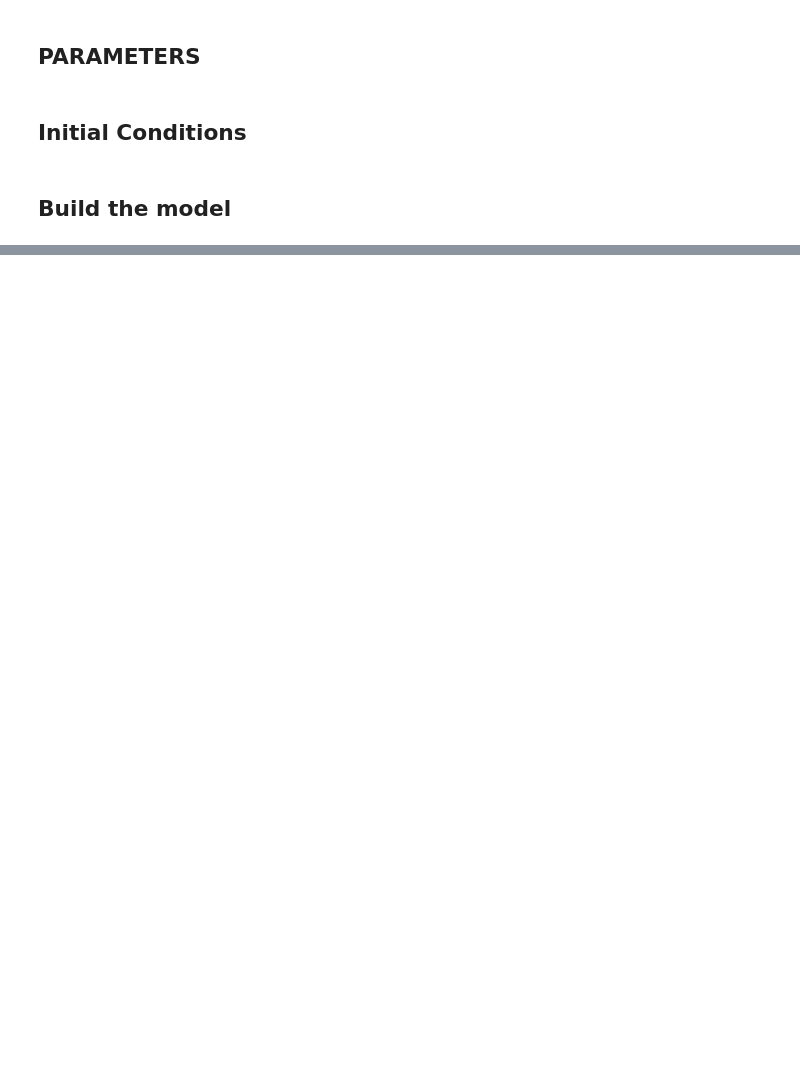
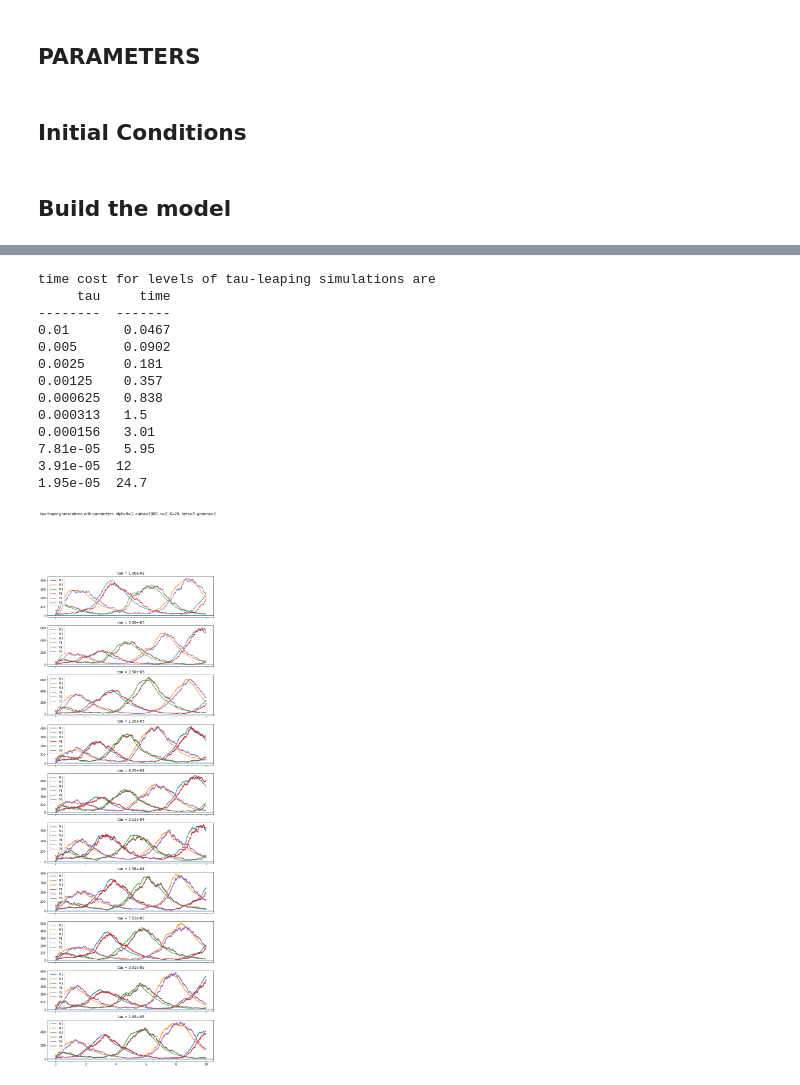
Before and after one commit to WangHaiYang874/ABC22, a Jupyter notebook: repressilator.ipynb, the cells around one changed output, grey strips where cells are left out. Cells and saved outputs as stored; diff of their text form; code cells hidden in the pictures; blank space fills up the shorter version.

```diff
--- a/repressilator.ipynb
+++ b/repressilator.ipynb
@@ -56,0 +75,38 @@ for i in range(6):
+# %%
+fig, axes = plt.subplots(10,1,sharex=True,figsize=(10,30))
+computation_cost_time = []
+taus = []
+for j in range(10):
+
+    tau = 2**(-j)*0.01
+    taus.append(tau)
+    start = time()
+    x,r,t = model.tau_leaping(X_init,tau,10)
+    computation_cost_time.append(time()-start)
+
+    for i in range(6):
+        axes[j].plot(t,x[:,i],label=model.chemicals[i])
+    axes[j].set_title('tau = ' + '{:.2e}'.format(tau))
+    axes[j].axhline(0)
+    axes[j].legend()
+
+fig.suptitle('tau-leaping simulations with parameters: ' + parameter2string(model_parameter))
+print('time cost for levels of tau-leaping simulations are')
+print(tabulate(
+    [("{:.2e}".format(a), "{:.2e}".format(b)) for a,b in zip(taus,computation_cost_time)],
+    headers=['tau','time']))
+# %% [output]
+time cost for levels of tau-leaping simulations are
+     tau     time
+--------  -------
+0.01       0.0467
+0.005      0.0902
+0.0025     0.181
+0.00125    0.357
+0.000625   0.838
+0.000313   1.5
+0.000156   3.01
+7.81e-05   5.95
+3.91e-05  12
+1.95e-05  24.7
+[figure, added]
```
Also changed, not shown: parts of 12 cells of this notebook.
